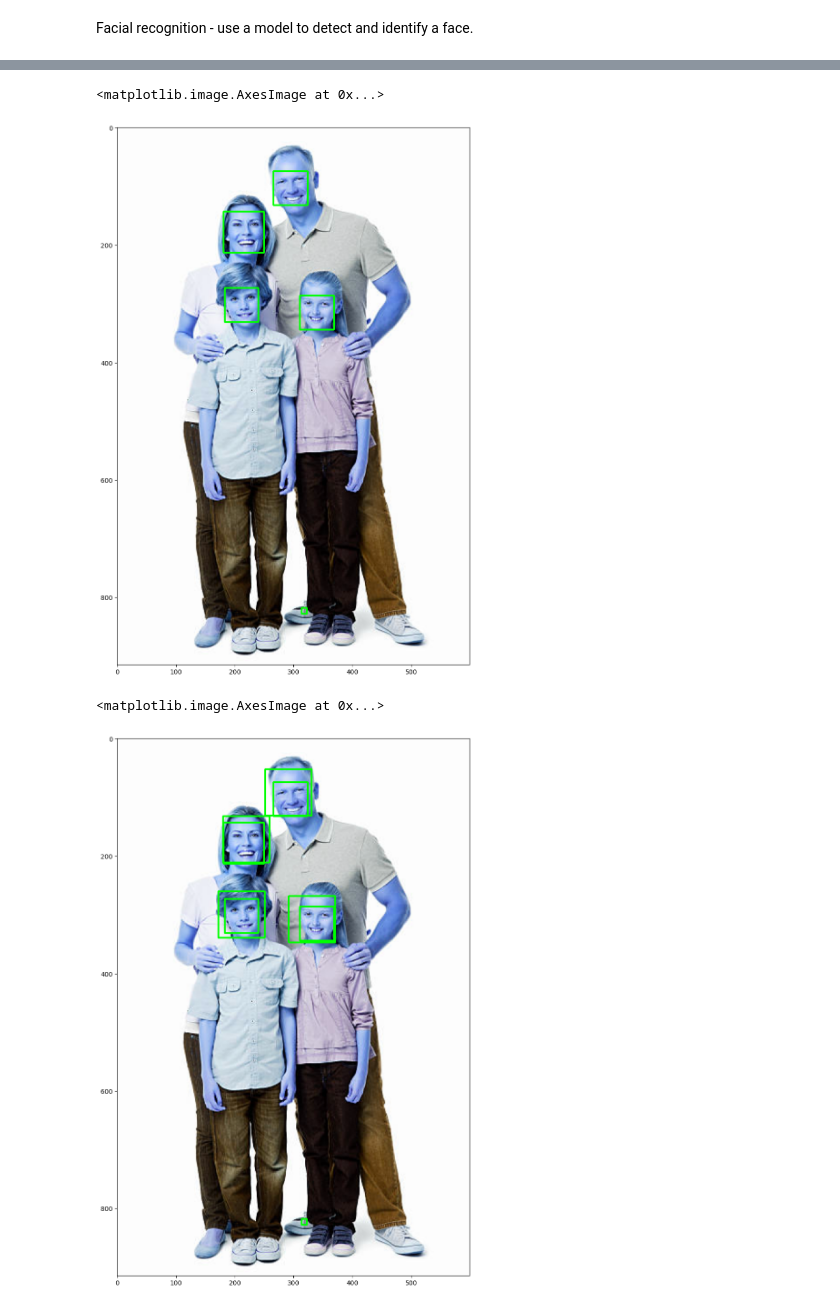
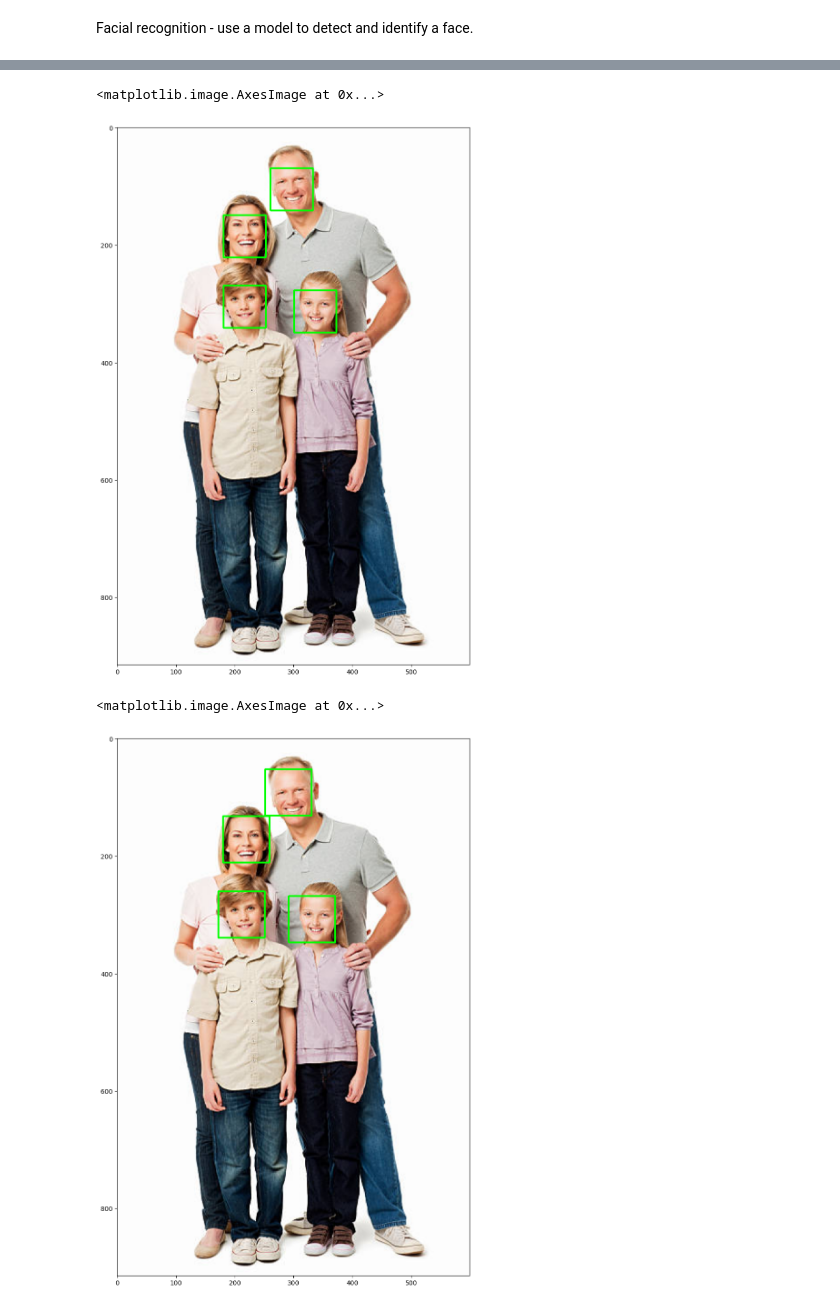
Before and after one commit to vijjus/ST-summer-2024, a Jupyter notebook: Intro.ipynb, the cells around one changed output, grey strips where cells are left out. Saved outputs shown, nothing was run; the diff lists cells and outputs as text; code cells hidden in the pictures.

```diff
--- a/Intro.ipynb
+++ b/Intro.ipynb
@@ -84,6 +102,6 @@ for (x, y, w, h) in boxes:
 # %%
 plt.figure(figsize=(10,20))
-plt.imshow(image, cmap="gray")
+plt.imshow(image1, cmap="gray")
 # %% [output]
 <matplotlib.image.AxesImage at 0x...>
-[figure, old version]
+[figure, new version]
@@ -93,0 +111,9 @@ results = detector(rgb)
+# %%
+image2 = cv2.imread("ST-summer-2024/family.jpeg", cv2.IMREAD_COLOR)
+# %%
+# resize - mainly needed for smaller images
+image2 = imutils.resize(image2, width=600)
+# %%
+# color images have 3 channels - Red (R), Blue (B), Green (G)
+# change from BGR to RGB format (OpenCV loads images in BGR format)
+image2 = cv2.cvtColor(image2, cv2.COLOR_BGR2RGB)
@@ -104,6 +133,6 @@ for (x, y, w, h) in boxes:
 # %%
 plt.figure(figsize=(10,20))
-plt.imshow(image, cmap="gray")
+plt.imshow(image2, cmap="gray")
 # %% [output]
 <matplotlib.image.AxesImage at 0x...>
-[figure, old version]
+[figure, new version]
```
Also changed, not shown: parts of 25 cells of this notebook.
